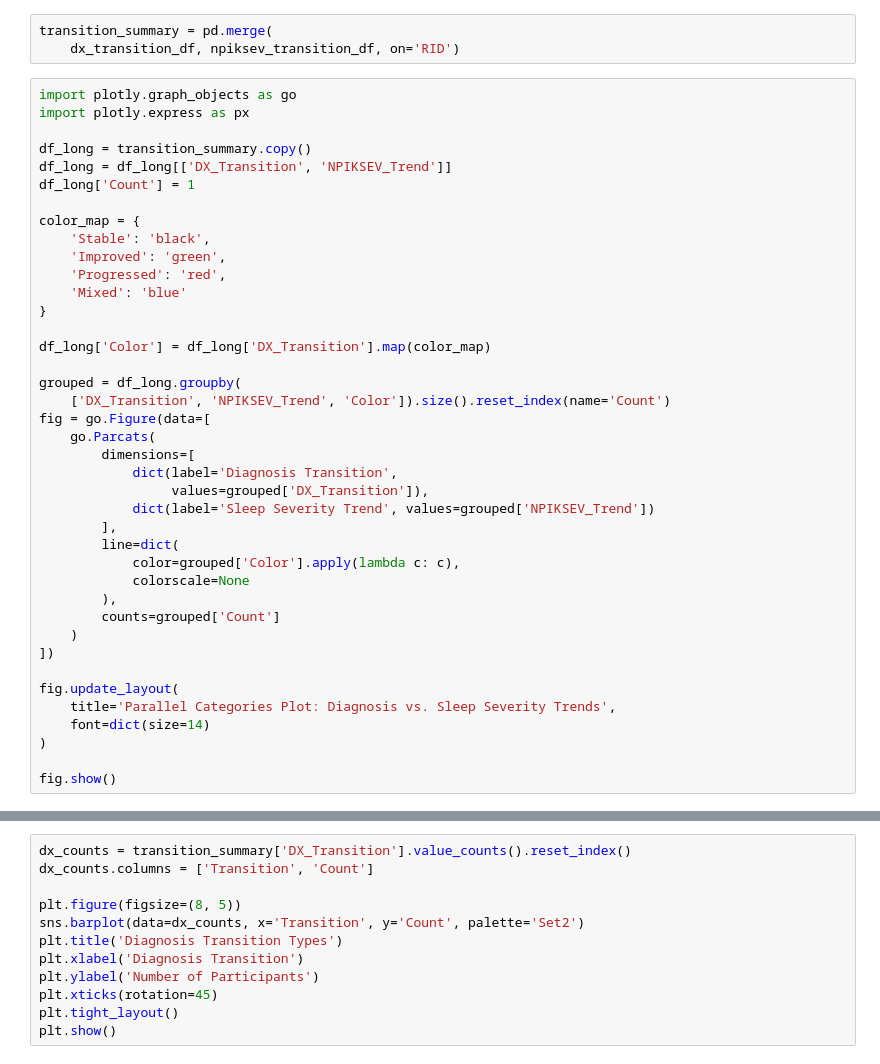
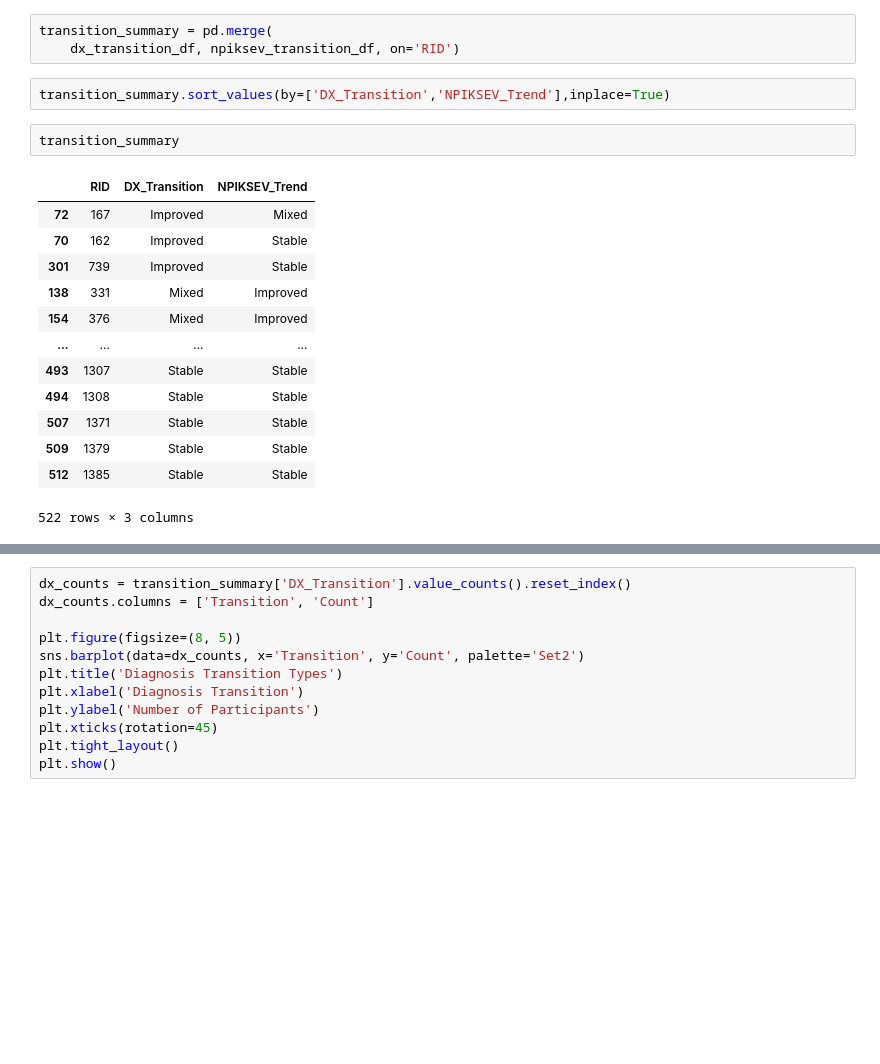
Before and after one commit to Da4kek/AD-Sleep, a Jupyter notebook: modeling-3.ipynb, the cells around one changed output, grey strips where cells are left out. Drawn from its saved outputs; the diff is of its cells as text; blank space fills up the shorter version.

```diff
--- a/modeling-3.ipynb
+++ b/modeling-3.ipynb
@@ -452,43 +598,21 @@ Name: DX_Transition, dtype: int64
 # %%
 transition_summary = pd.merge(
     dx_transition_df, npiksev_transition_df, on='RID')
-# %%
-import plotly.graph_objects as go
-import plotly.express as px
-
-df_long = transition_summary.copy()
-df_long = df_long[['DX_Transition', 'NPIKSEV_Trend']]
-df_long['Count'] = 1
-
-color_map = {
-    'Stable': 'black',
-    'Improved': 'green',
-    'Progressed': 'red',
-    'Mixed': 'blue'
-}
-
-df_long['Color'] = df_long['DX_Transition'].map(color_map)
-
-grouped = df_long.groupby(
-    ['DX_Transition', 'NPIKSEV_Trend', 'Color']).size().reset_index(name='Count')
-fig = go.Figure(data=[
-    go.Parcats(
-        dimensions=[
-            dict(label='Diagnosis Transition',
-                 values=grouped['DX_Transition']),
-            dict(label='Sleep Severity Trend', values=grouped['NPIKSEV_Trend'])
-        ],
-        line=dict(
-            color=grouped['Color'].apply(lambda c: c),
-            colorscale=None
-        ),
-        counts=grouped['Count']
-    )
-])
-
-fig.update_layout(
-    title='Parallel Categories Plot: Diagnosis vs. Sleep Severity Trends',
-    font=dict(size=14)
-)
-
-fig.show()
+# %%
+transition_summary.sort_values(by=['DX_Transition','NPIKSEV_Trend'],inplace=True)
+# %%
+transition_summary
+# %% [output]
+|  | RID | DX_Transition | NPIKSEV_Trend |
+| 72 | 167 | Improved | Mixed |
+| 70 | 162 | Improved | Stable |
+| 301 | 739 | Improved | Stable |
+| 138 | 331 | Mixed | Improved |
+| 154 | 376 | Mixed | Improved |
+| ... | ... | ... | ... |
+| 493 | 1307 | Stable | Stable |
+| 494 | 1308 | Stable | Stable |
+| 507 | 1371 | Stable | Stable |
+| 509 | 1379 | Stable | Stable |
+| 512 | 1385 | Stable | Stable |
+522 rows × 3 columns
```
Also changed, not shown: parts of 18 cells of this notebook, 14 other files.
